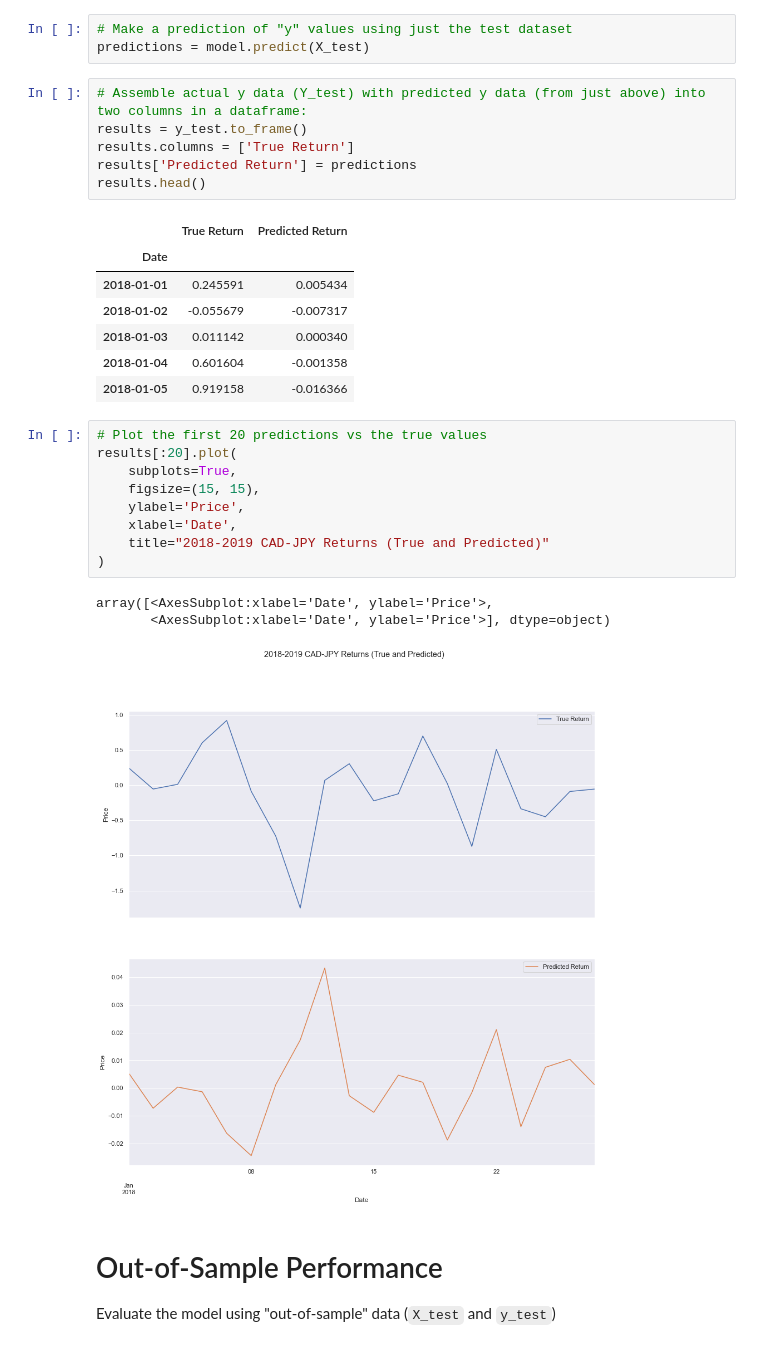
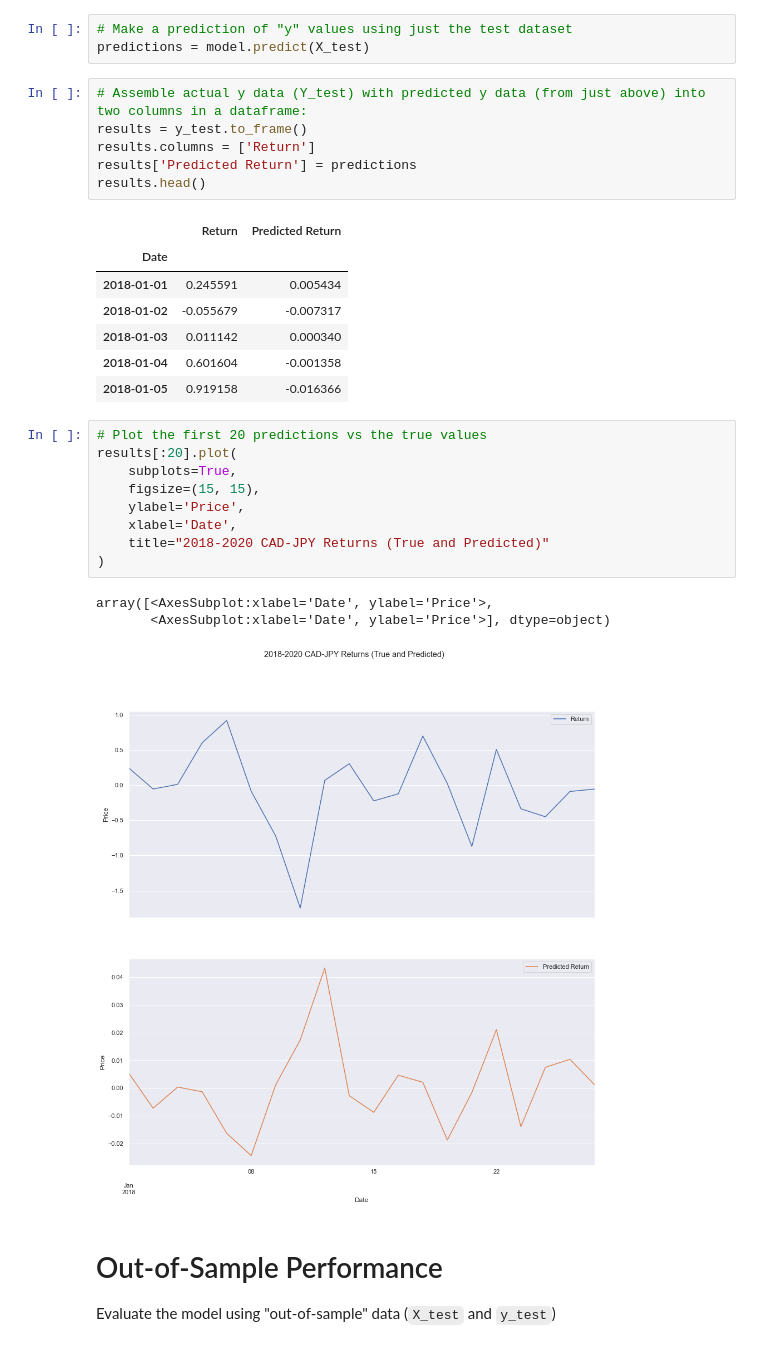
Before and after one commit to adamgulyas/currency-modelling, a Jupyter notebook: regression_analysis.ipynb, the cells around one changed output. Cells and saved outputs as stored; diff of their text form.

```diff
--- a/regression_analysis.ipynb
+++ b/regression_analysis.ipynb
@@ -113,11 +113,11 @@ predictions = model.predict(X_test)
 # %%
 # Assemble actual y data (Y_test) with predicted y data (from just above) into two columns in a dataframe:
 results = y_test.to_frame()
-results.columns = ['True Return']
+results.columns = ['Return']
 results['Predicted Return'] = predictions
 results.head()
 # %% [output]
-|  | True Return | Predicted Return |
+|  | Return | Predicted Return |
 | Date |  |  |
 | 2018-01-01 | 0.245591 | 0.005434 |
 | 2018-01-02 | -0.055679 | -0.007317 |
@@ -127,16 +127,16 @@ results.head()
 # %%
 # Plot the first 20 predictions vs the true values
 results[:20].plot(
     subplots=True,
     figsize=(15, 15),
     ylabel='Price',
     xlabel='Date',
-    title="2018-2019 CAD-JPY Returns (True and Predicted)"
+    title="2018-2020 CAD-JPY Returns (True and Predicted)"
 )
 # %% [output]
 array([<AxesSubplot:xlabel='Date', ylabel='Price'>,
        <AxesSubplot:xlabel='Date', ylabel='Price'>], dtype=object)
-[figure, old version]
+[figure, new version]
 # %% [markdown]
 # Out-of-Sample Performance
 
```
Also changed, not shown: parts of 1 cell of this notebook, 10 other files.
